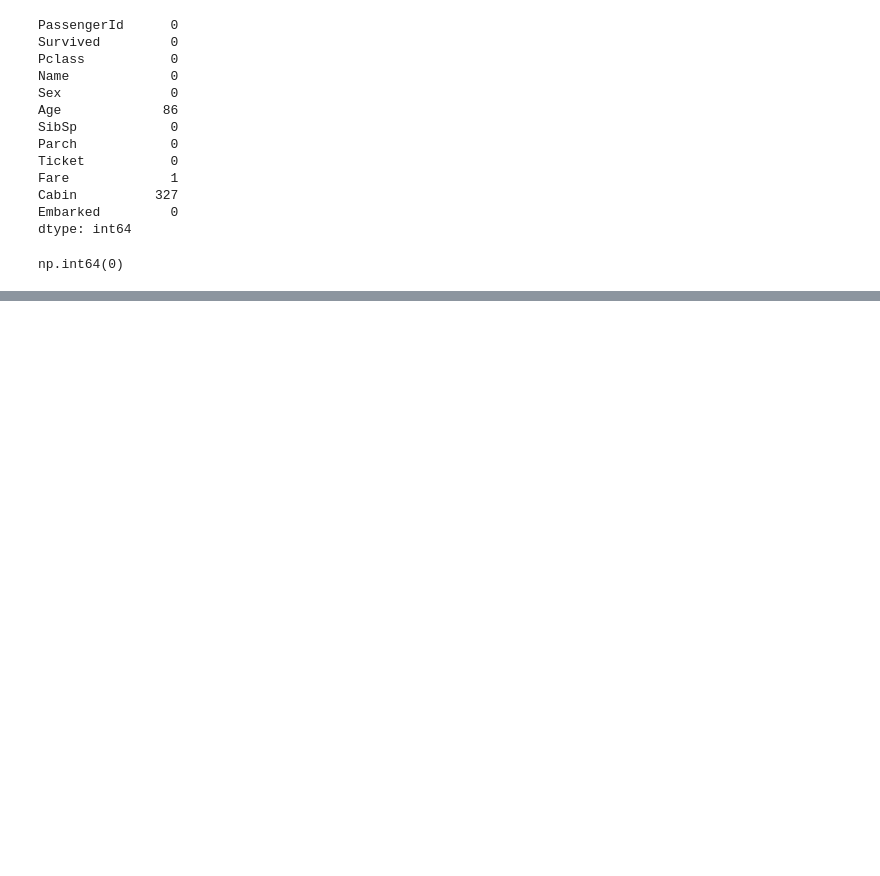
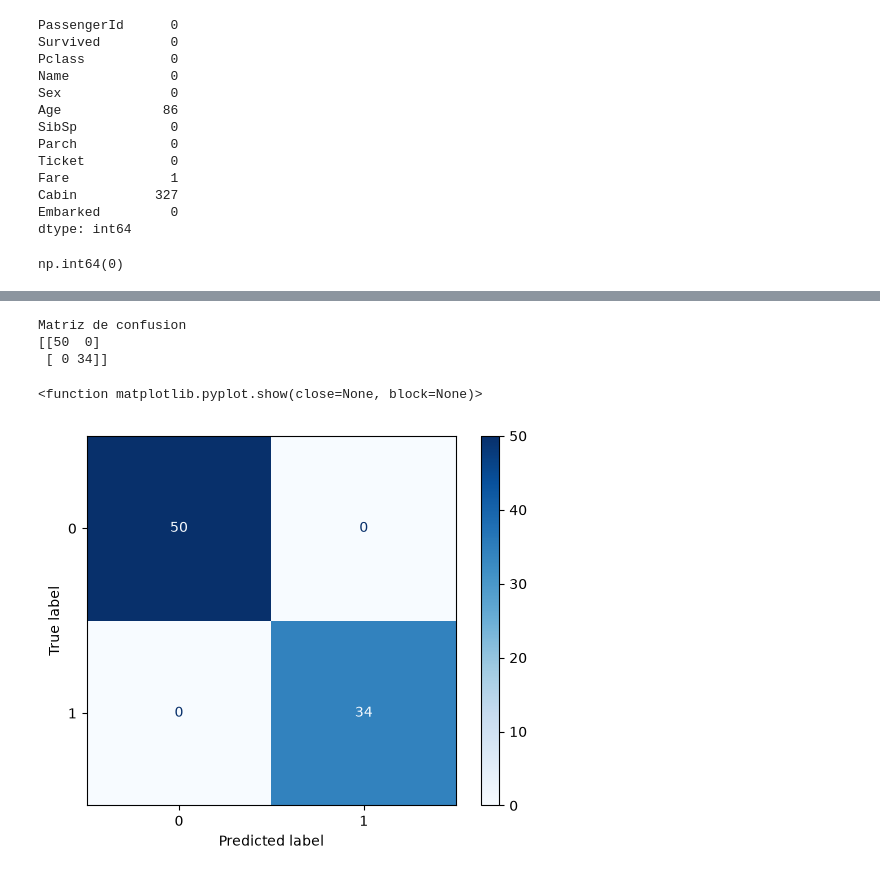
Before and after one commit to Uriel-Montufa/Fundamentos-de-IA, a Jupyter notebook: Laboratorios/Lab14.ipynb, the cells around one changed output, grey strips where cells are left out. Saved outputs shown, nothing was run; the diff lists cells and outputs as text; code cells hidden in the pictures; blank space fills up the shorter version.

```diff
--- a/Laboratorios/Lab14.ipynb
+++ b/Laboratorios/Lab14.ipynb
@@ -115,0 +297,9 @@ plt.figure (figsize=(8,5))
+# %%
+#Declaramos el modelo y su configuración
+modelo = DecisionTreeClassifier(
+    max_depth=4, #La profundidad del arbol
+    random_state=42 #La semilla paar garantiazr la reproducibilidad
+)
+# %%
+#Entrenamos el modelo
+modelo.fit(X_train, y_train)
@@ -115,0 +314,4 @@ plt.figure (figsize=(8,5))
+# %%
+predicccion = modelo.predict(
+    X_test
+)
@@ -115,0 +364,8 @@ plt.figure (figsize=(8,5))
+# %%
+cm = confusion_matrix(y_test, predicccion)
+print("Matriz de confusion")
+print(cm)
+# %% [output]
+Matriz de confusion
+[[50  0]
+ [ 0 34]]
@@ -115,0 +375,12 @@ plt.figure (figsize=(8,5))
+# %%
+matriz = ConfusionMatrixDisplay(
+    confusion_matrix=cm,
+    display_labels=[0,1]
+)
+matriz.plot(
+    cmap = plt.cm.Blues
+)
+plt.show
+# %% [output]
+<function matplotlib.pyplot.show(close=None, block=None)>
+[figure, added]
```
Also changed, not shown: parts of 45 cells of this notebook, 1 other file.
